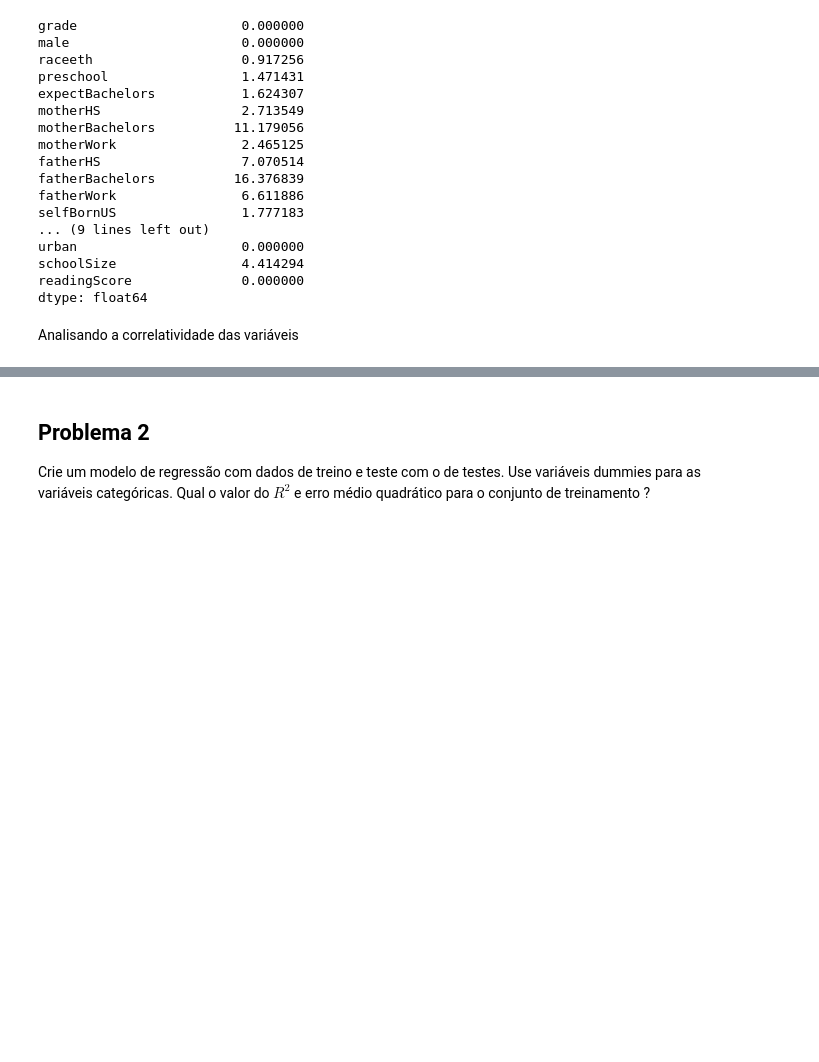
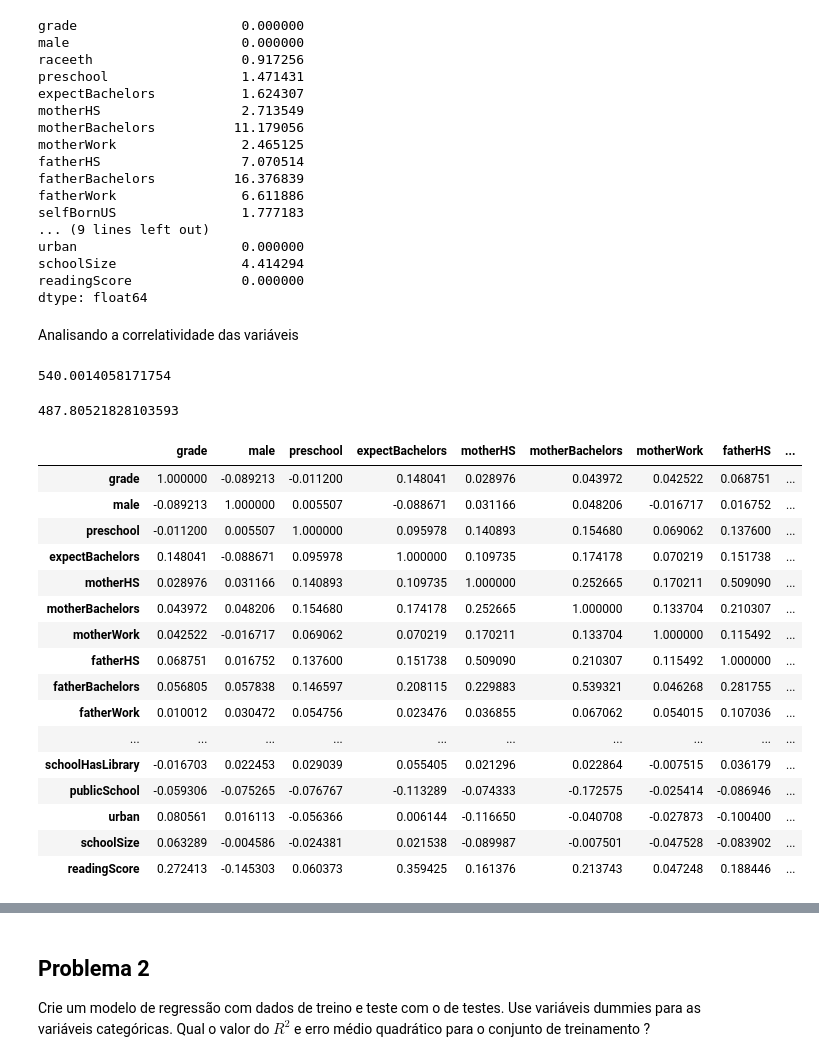
Before and after one commit to taispin/DataScience-DH, a Jupyter notebook: Desafio_2/Desafio_2_Exercícios_Regressão.ipynb, the cells around one changed output, grey strips where cells are left out. Drawn from its saved outputs; the diff is of its cells as text; code cells hidden in the pictures; blank space fills up the shorter version.

```diff
--- a/Desafio_2/Desafio_2_Exercícios_Regressão.ipynb
+++ b/Desafio_2/Desafio_2_Exercícios_Regressão.ipynb
@@ -16,6 +16,8 @@ import pandas as pd
 import numpy as np
 import statsmodels.api as sm
 import matplotlib.pyplot as plt
+import seaborn as sns
+pd.options.display.max_columns = None
 # %% [markdown]
 ## Problema 1
 
@@ -384,4 +400,33 @@ readingScore              0.000000
 dtype: float64
 # %% [markdown]
 Analisando a correlatividade das variáveis
+# %%
+df_pisa2009[df_pisa2009['fatherBachelors'] == 1]['readingScore'].mean()
+# %% [output]
+540.0014058171754
+# %%
+df_pisa2009[df_pisa2009['fatherBachelors'] == 0]['readingScore'].mean()
+# %% [output]
+487.80521828103593
+# %%
+corr = df_pisa2009.corr()
+corr.style.background_gradient(cmap='coolwarm')
+# %% [output]
+|  | grade | male | preschool | expectBachelors | motherHS | motherBachelors | motherWork | fatherHS | ... |
+| grade | 1.000000 | -0.089213 | -0.011200 | 0.148041 | 0.028976 | 0.043972 | 0.042522 | 0.068751 | ... |
+| male | -0.089213 | 1.000000 | 0.005507 | -0.088671 | 0.031166 | 0.048206 | -0.016717 | 0.016752 | ... |
+| preschool | -0.011200 | 0.005507 | 1.000000 | 0.095978 | 0.140893 | 0.154680 | 0.069062 | 0.137600 | ... |
+| expectBachelors | 0.148041 | -0.088671 | 0.095978 | 1.000000 | 0.109735 | 0.174178 | 0.070219 | 0.151738 | ... |
+| motherHS | 0.028976 | 0.031166 | 0.140893 | 0.109735 | 1.000000 | 0.252665 | 0.170211 | 0.509090 | ... |
+| motherBachelors | 0.043972 | 0.048206 | 0.154680 | 0.174178 | 0.252665 | 1.000000 | 0.133704 | 0.210307 | ... |
+| motherWork | 0.042522 | -0.016717 | 0.069062 | 0.070219 | 0.170211 | 0.133704 | 1.000000 | 0.115492 | ... |
+| fatherHS | 0.068751 | 0.016752 | 0.137600 | 0.151738 | 0.509090 | 0.210307 | 0.115492 | 1.000000 | ... |
+| fatherBachelors | 0.056805 | 0.057838 | 0.146597 | 0.208115 | 0.229883 | 0.539321 | 0.046268 | 0.281755 | ... |
+| fatherWork | 0.010012 | 0.030472 | 0.054756 | 0.023476 | 0.036855 | 0.067062 | 0.054015 | 0.107036 | ... |
+| ... | ... | ... | ... | ... | ... | ... | ... | ... | ... |
+| schoolHasLibrary | -0.016703 | 0.022453 | 0.029039 | 0.055405 | 0.021296 | 0.022864 | -0.007515 | 0.036179 | ... |
+| publicSchool | -0.059306 | -0.075265 | -0.076767 | -0.113289 | -0.074333 | -0.172575 | -0.025414 | -0.086946 | ... |
+| urban | 0.080561 | 0.016113 | -0.056366 | 0.006144 | -0.116650 | -0.040708 | -0.027873 | -0.100400 | ... |
+| schoolSize | 0.063289 | -0.004586 | -0.024381 | 0.021538 | -0.089987 | -0.007501 | -0.047528 | -0.083902 | ... |
+| readingScore | 0.272413 | -0.145303 | 0.060373 | 0.359425 | 0.161376 | 0.213743 | 0.047248 | 0.188446 | ... |
 # %%
```
Also changed, not shown: parts of 18 cells of this notebook.
